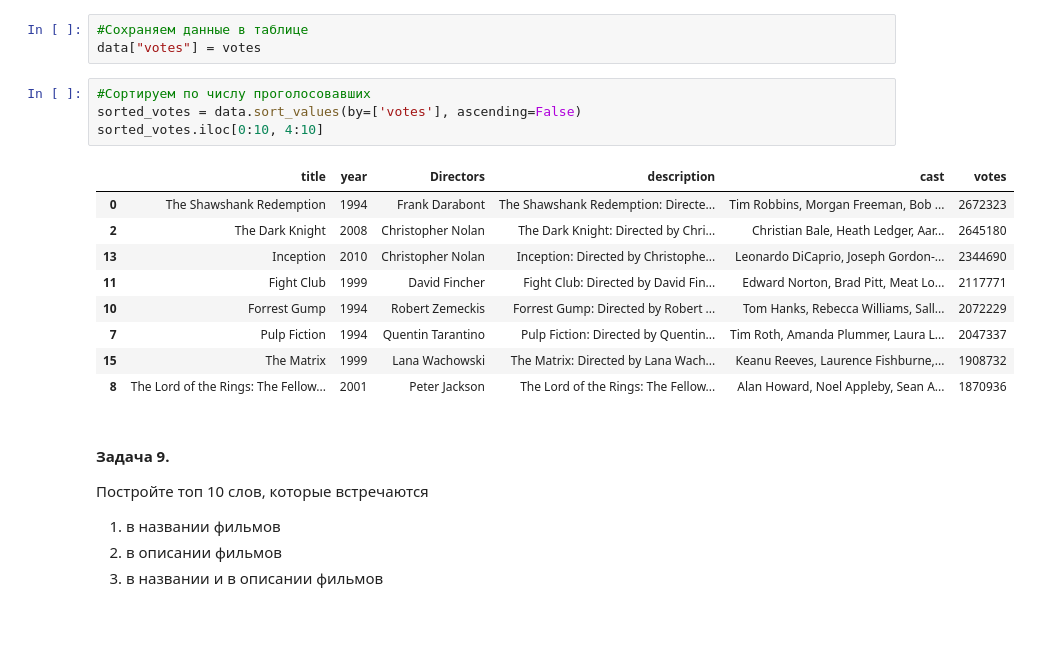
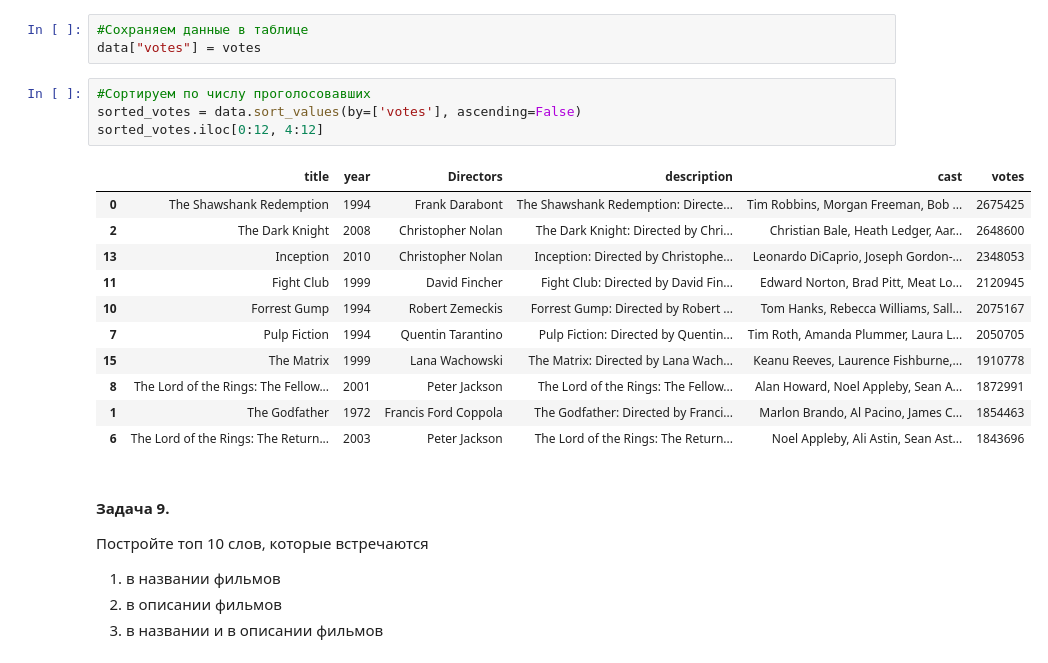
Before and after one commit to Tweedledee18/python_course_materials, a Jupyter notebook: Assignment/HW2_Bystrova.ipynb, the cells around one changed output. Drawn from its saved outputs; the diff is of its cells as text; blank space fills up the shorter version.

```diff
--- a/Assignment/HW2_Bystrova.ipynb
+++ b/Assignment/HW2_Bystrova.ipynb
@@ -408,17 +405,19 @@ data["votes"] = votes
 # %%
 #Сортируем по числу проголосовавших
 sorted_votes = data.sort_values(by=['votes'], ascending=False)
-sorted_votes.iloc[0:10, 4:10]
+sorted_votes.iloc[0:12, 4:12]
 # %% [output]
 |  | title | year | Directors | description | cast | votes |
-| 0 | The Shawshank Redemption | 1994 | Frank Darabont | The Shawshank Redemption: Directe... | Tim Robbins, Morgan Freeman, Bob ... | 2672323 |
-| 2 | The Dark Knight | 2008 | Christopher Nolan | The Dark Knight: Directed by Chri... | Christian Bale, Heath Ledger, Aar... | 2645180 |
-| 13 | Inception | 2010 | Christopher Nolan | Inception: Directed by Christophe... | Leonardo DiCaprio, Joseph Gordon-... | 2344690 |
-| 11 | Fight Club | 1999 | David Fincher | Fight Club: Directed by David Fin... | Edward Norton, Brad Pitt, Meat Lo... | 2117771 |
-| 10 | Forrest Gump | 1994 | Robert Zemeckis | Forrest Gump: Directed by Robert ... | Tom Hanks, Rebecca Williams, Sall... | 2072229 |
-| 7 | Pulp Fiction | 1994 | Quentin Tarantino | Pulp Fiction: Directed by Quentin... | Tim Roth, Amanda Plummer, Laura L... | 2047337 |
-| 15 | The Matrix | 1999 | Lana Wachowski | The Matrix: Directed by Lana Wach... | Keanu Reeves, Laurence Fishburne,... | 1908732 |
-| 8 | The Lord of the Rings: The Fellow... | 2001 | Peter Jackson | The Lord of the Rings: The Fellow... | Alan Howard, Noel Appleby, Sean A... | 1870936 |
+| 0 | The Shawshank Redemption | 1994 | Frank Darabont | The Shawshank Redemption: Directe... | Tim Robbins, Morgan Freeman, Bob ... | 2675425 |
+| 2 | The Dark Knight | 2008 | Christopher Nolan | The Dark Knight: Directed by Chri... | Christian Bale, Heath Ledger, Aar... | 2648600 |
+| 13 | Inception | 2010 | Christopher Nolan | Inception: Directed by Christophe... | Leonardo DiCaprio, Joseph Gordon-... | 2348053 |
+| 11 | Fight Club | 1999 | David Fincher | Fight Club: Directed by David Fin... | Edward Norton, Brad Pitt, Meat Lo... | 2120945 |
+| 10 | Forrest Gump | 1994 | Robert Zemeckis | Forrest Gump: Directed by Robert ... | Tom Hanks, Rebecca Williams, Sall... | 2075167 |
+| 7 | Pulp Fiction | 1994 | Quentin Tarantino | Pulp Fiction: Directed by Quentin... | Tim Roth, Amanda Plummer, Laura L... | 2050705 |
+| 15 | The Matrix | 1999 | Lana Wachowski | The Matrix: Directed by Lana Wach... | Keanu Reeves, Laurence Fishburne,... | 1910778 |
+| 8 | The Lord of the Rings: The Fellow... | 2001 | Peter Jackson | The Lord of the Rings: The Fellow... | Alan Howard, Noel Appleby, Sean A... | 1872991 |
+| 1 | The Godfather | 1972 | Francis Ford Coppola | The Godfather: Directed by Franci... | Marlon Brando, Al Pacino, James C... | 1854463 |
+| 6 | The Lord of the Rings: The Return... | 2003 | Peter Jackson | The Lord of the Rings: The Return... | Noel Appleby, Ali Astin, Sean Ast... | 1843696 |
 # %% [markdown]
 #### Задача 9.
 Постройте топ 10 слов, которые встречаются
```
Also changed, not shown: parts of 16 cells of this notebook, 1 other file.
